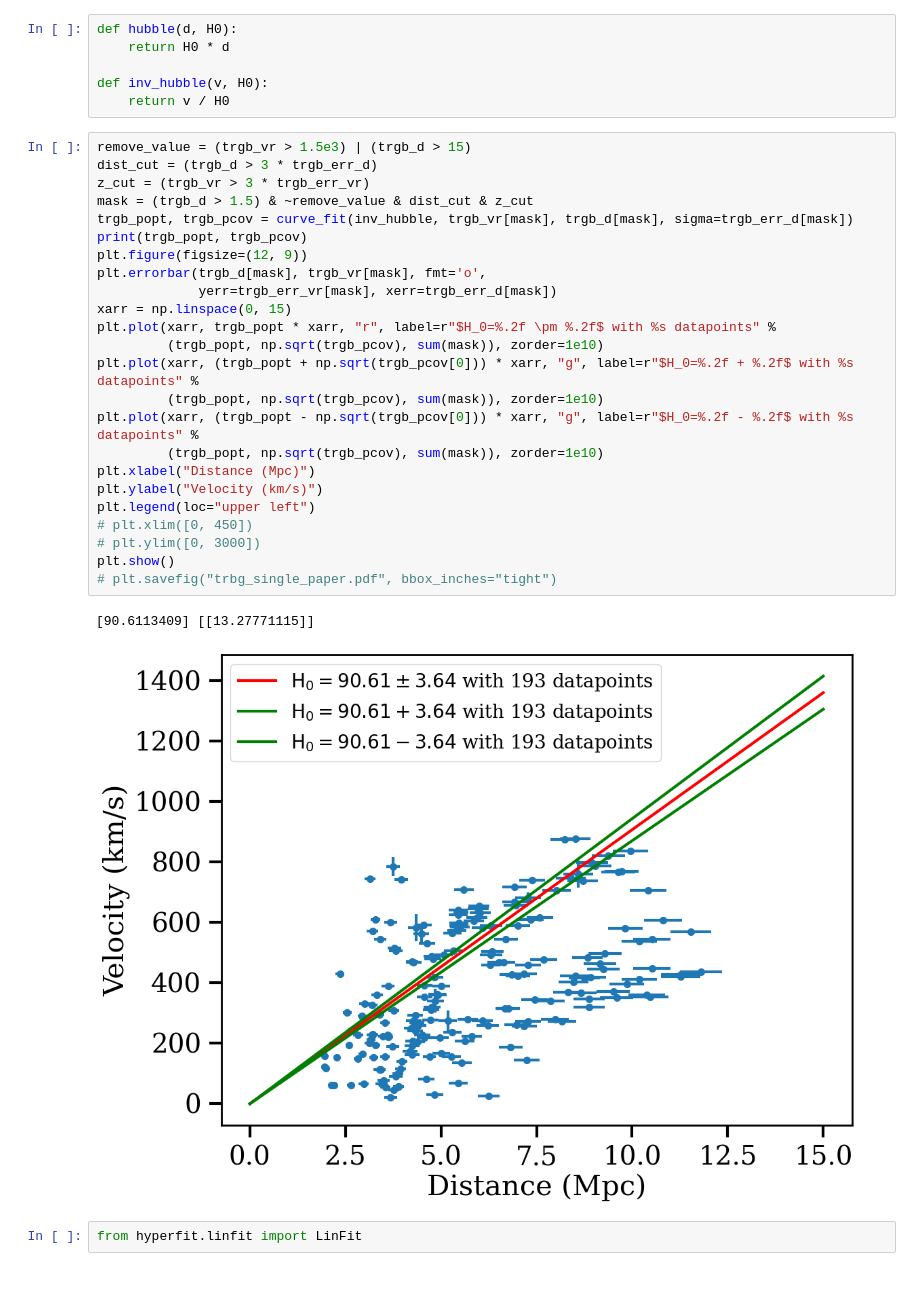
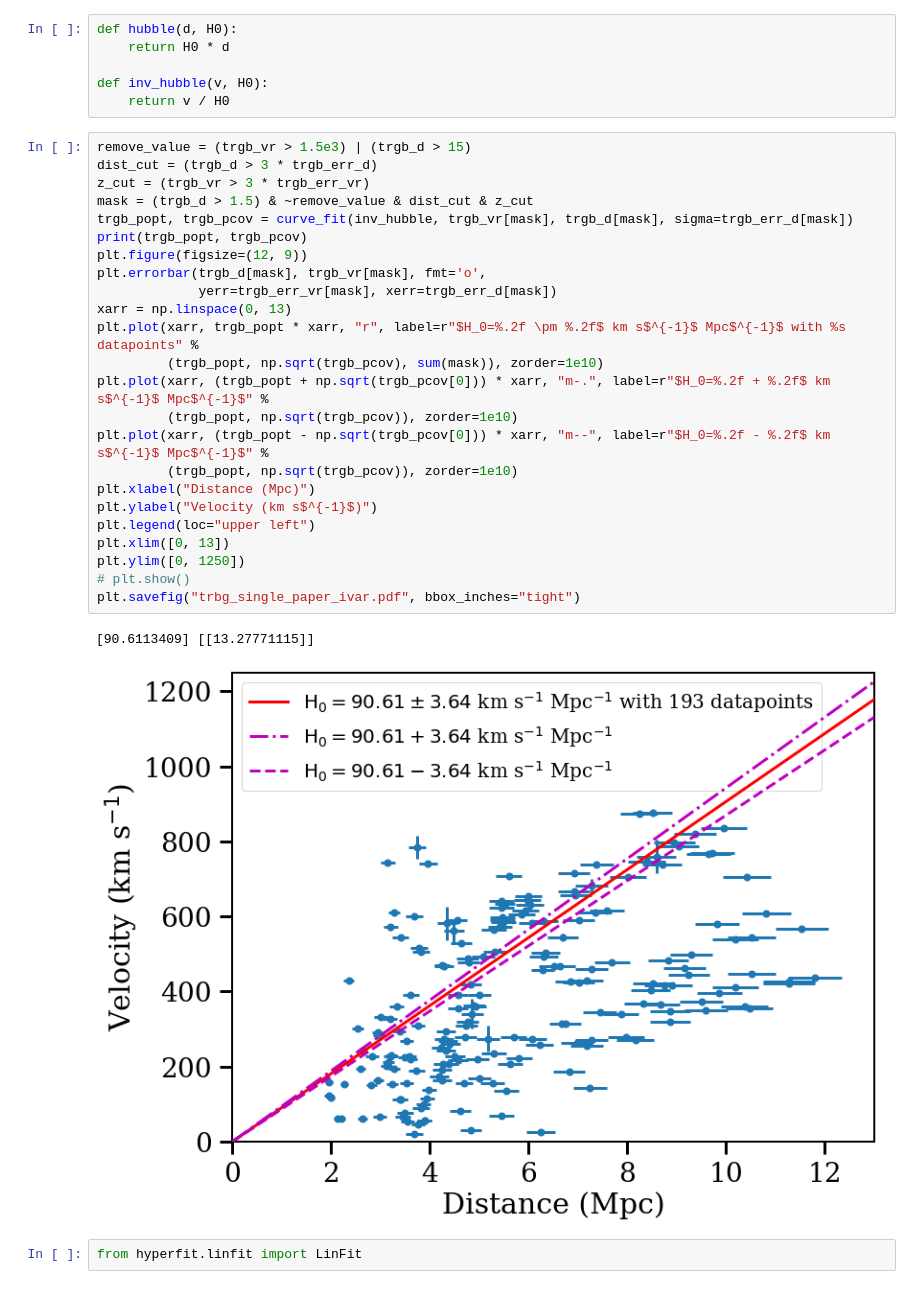
Before and after one commit to Brookluo/hubble_constant, a Jupyter notebook: h0_trgb_hyperfit.ipynb, the cells around one changed output. Saved outputs shown, nothing was run; the diff lists cells and outputs as text.

```diff
--- a/h0_trgb_hyperfit.ipynb
+++ b/h0_trgb_hyperfit.ipynb
@@ -145,30 +145,30 @@ def inv_hubble(v, H0):
 # %%
 remove_value = (trgb_vr > 1.5e3) | (trgb_d > 15)
 dist_cut = (trgb_d > 3 * trgb_err_d)
 z_cut = (trgb_vr > 3 * trgb_err_vr)
 mask = (trgb_d > 1.5) & ~remove_value & dist_cut & z_cut
 trgb_popt, trgb_pcov = curve_fit(inv_hubble, trgb_vr[mask], trgb_d[mask], sigma=trgb_err_d[mask])
 print(trgb_popt, trgb_pcov)
 plt.figure(figsize=(12, 9))
 plt.errorbar(trgb_d[mask], trgb_vr[mask], fmt='o',
              yerr=trgb_err_vr[mask], xerr=trgb_err_d[mask])
-xarr = np.linspace(0, 15)
-plt.plot(xarr, trgb_popt * xarr, "r", label=r"$H_0=%.2f \pm %.2f$ with %s datapoints" %
+xarr = np.linspace(0, 13)
+plt.plot(xarr, trgb_popt * xarr, "r", label=r"$H_0=%.2f \pm %.2f$ km s$^{-1}$ Mpc$^{-1}$ with %s datapoints" %
          (trgb_popt, np.sqrt(trgb_pcov), sum(mask)), zorder=1e10)
-plt.plot(xarr, (trgb_popt + np.sqrt(trgb_pcov[0])) * xarr, "g", label=r"$H_0=%.2f + %.2f$ with %s datapoints" %
-         (trgb_popt, np.sqrt(trgb_pcov), sum(mask)), zorder=1e10)
-plt.plot(xarr, (trgb_popt - np.sqrt(trgb_pcov[0])) * xarr, "g", label=r"$H_0=%.2f - %.2f$ with %s datapoints" %
-         (trgb_popt, np.sqrt(trgb_pcov), sum(mask)), zorder=1e10)
+plt.plot(xarr, (trgb_popt + np.sqrt(trgb_pcov[0])) * xarr, "m-.", label=r"$H_0=%.2f + %.2f$ km s$^{-1}$ Mpc$^{-1}$" %
+         (trgb_popt, np.sqrt(trgb_pcov)), zorder=1e10)
+plt.plot(xarr, (trgb_popt - np.sqrt(trgb_pcov[0])) * xarr, "m--", label=r"$H_0=%.2f - %.2f$ km s$^{-1}$ Mpc$^{-1}$" %
+         (trgb_popt, np.sqrt(trgb_pcov)), zorder=1e10)
 plt.xlabel("Distance (Mpc)")
-plt.ylabel("Velocity (km/s)")
+plt.ylabel("Velocity (km s$^{-1}$)")
 plt.legend(loc="upper left")
-# plt.xlim([0, 450])
-# plt.ylim([0, 3000])
-plt.show()
-# plt.savefig("trbg_single_paper.pdf", bbox_inches="tight")
+plt.xlim([0, 13])
+plt.ylim([0, 1250])
+# plt.show()
+plt.savefig("trbg_single_paper_ivar.pdf", bbox_inches="tight")
 # %% [output]
 [90.6113409] [[13.27771115]]
-[figure, old version]
+[figure, new version]
 # %%
 from hyperfit.linfit import LinFit
 # %%
```
Also changed, not shown: parts of 3 cells of this notebook, 8 other files.
